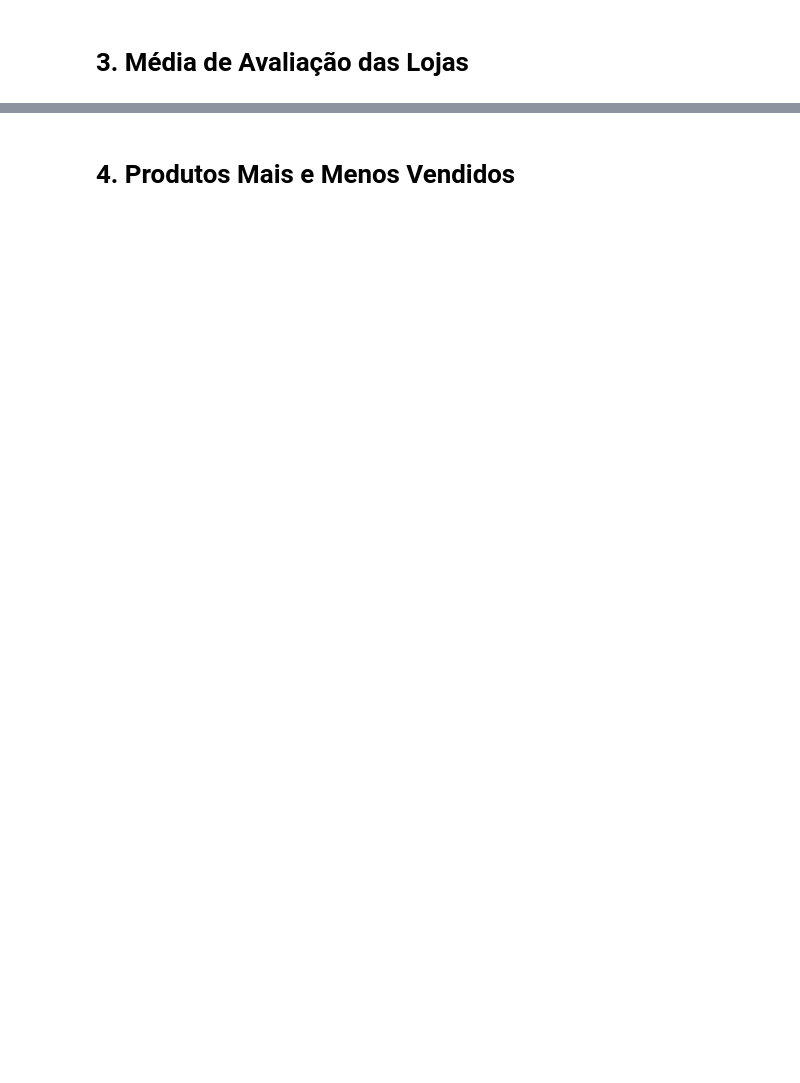
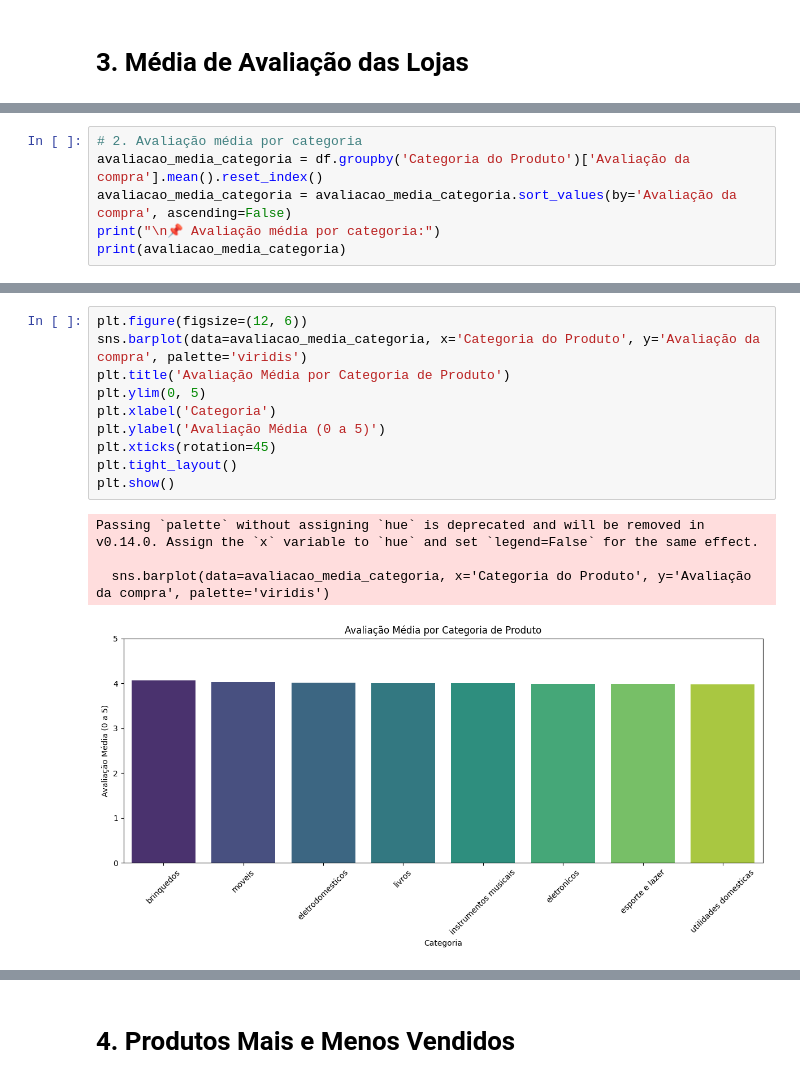
Before and after one commit to vandorocha/Challenge_Data_Science_I_Alura, a Jupyter notebook: challenge1-data-science-main/AluraStoreBr.ipynb, the cells around one changed output, grey strips where cells are left out. Cells and saved outputs as stored; diff of their text form; blank space fills up the shorter version.

```diff
--- a/challenge1-data-science-main/AluraStoreBr.ipynb
+++ b/challenge1-data-science-main/AluraStoreBr.ipynb
@@ -67,0 +196,6 @@ ModuleNotFoundError: No module named 'matplotlib'
+# %%
+# 2. Avaliação média por categoria
+avaliacao_media_categoria = df.groupby('Categoria do Produto')['Avaliação da compra'].mean().reset_index()
+avaliacao_media_categoria = avaliacao_media_categoria.sort_values(by='Avaliação da compra', ascending=False)
+print("\n📌 Avaliação média por categoria:")
+print(avaliacao_media_categoria)
@@ -67,0 +227,15 @@ ModuleNotFoundError: No module named 'matplotlib'
+# %%
+plt.figure(figsize=(12, 6))
+sns.barplot(data=avaliacao_media_categoria, x='Categoria do Produto', y='Avaliação da compra', palette='viridis')
+plt.title('Avaliação Média por Categoria de Produto')
+plt.ylim(0, 5)
+plt.xlabel('Categoria')
+plt.ylabel('Avaliação Média (0 a 5)')
+plt.xticks(rotation=45)
+plt.tight_layout()
+plt.show()
+# %% [output]
+Passing `palette` without assigning `hue` is deprecated and will be removed in v0.14.0. Assign the `x` variable to `hue` and set `legend=False` for the same effect.
+
+  sns.barplot(data=avaliacao_media_categoria, x='Categoria do Produto', y='Avaliação da compra', palette='viridis')
+[figure, added]
```
Also changed, not shown: parts of 11 cells of this notebook, 1 other file.
